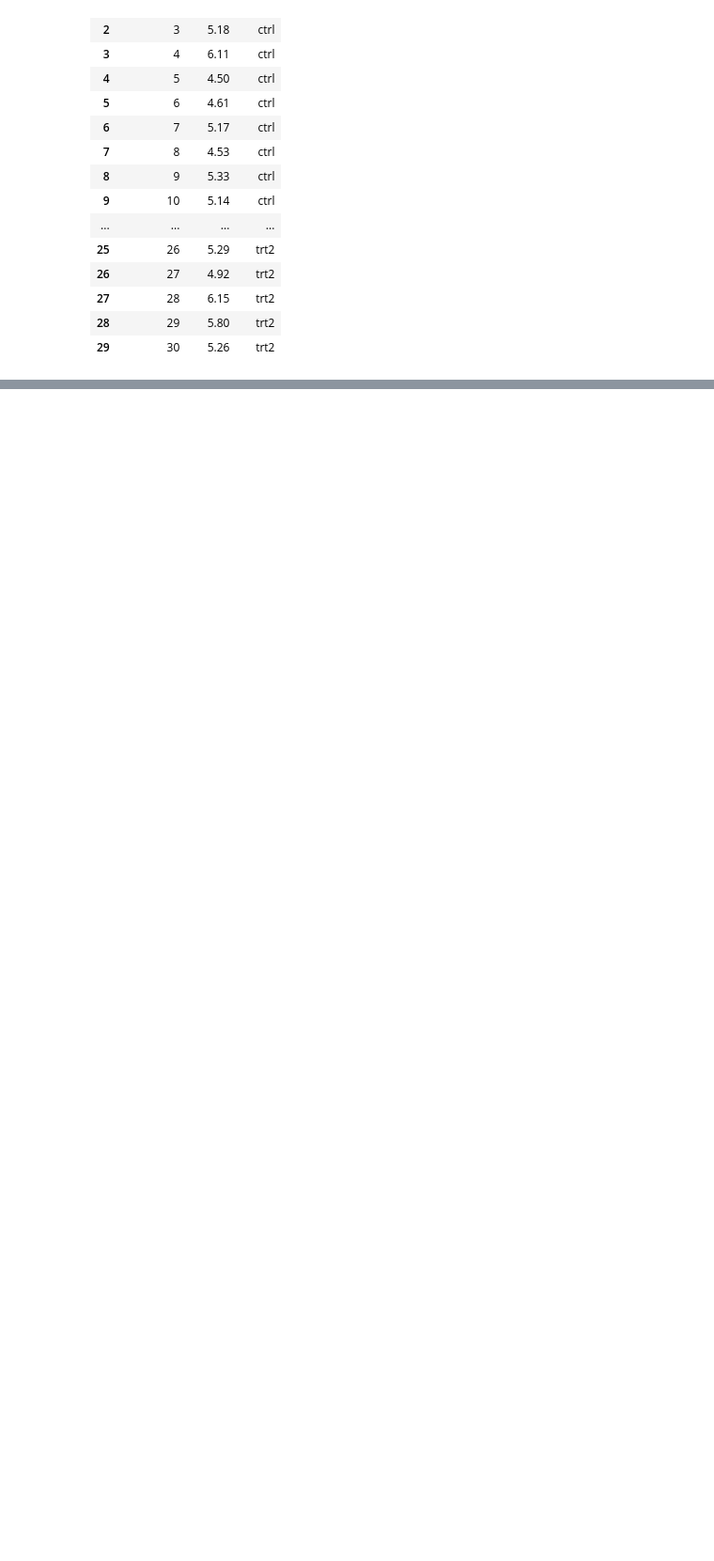
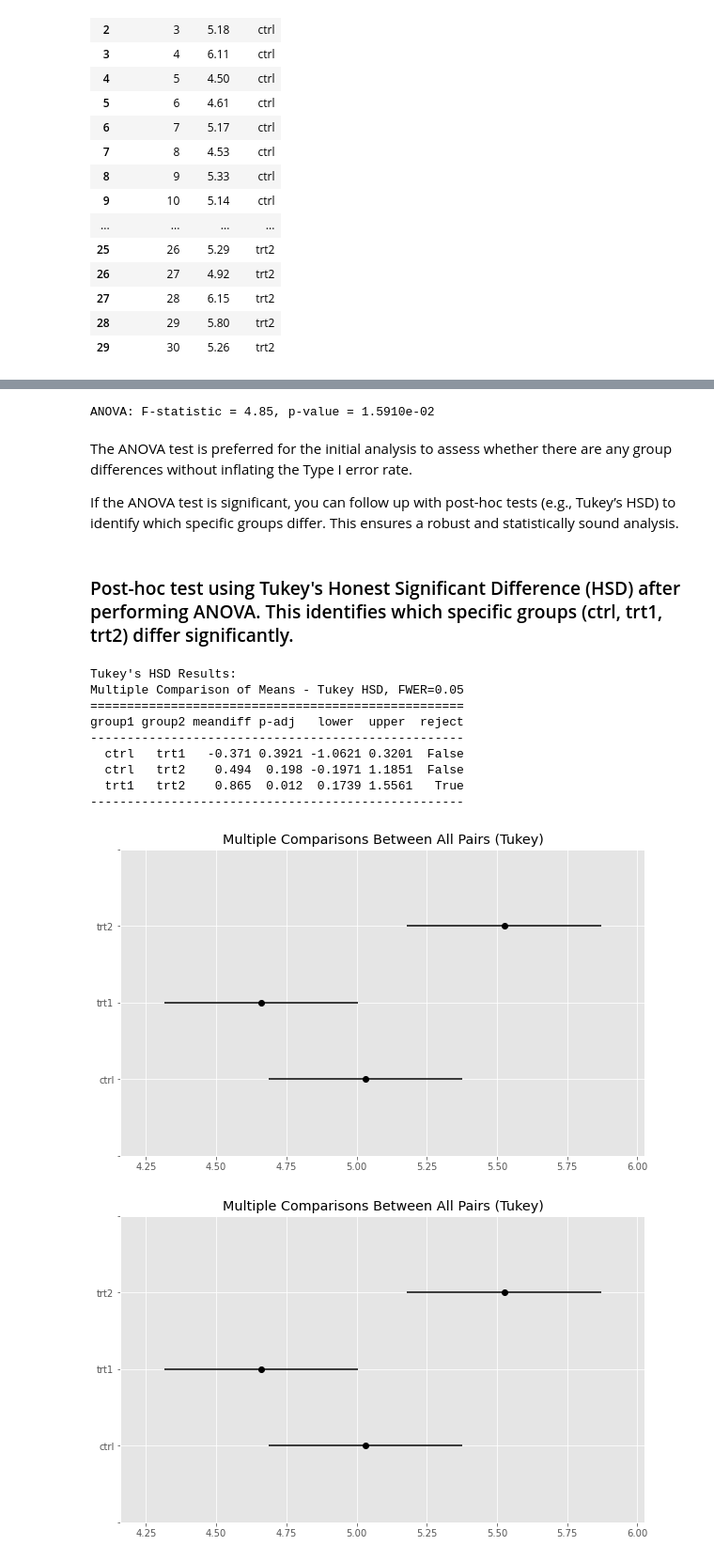
Before and after one commit to Samjean2020/applied_statistics24_25, a Jupyter notebook: project.ipynb, the cells around one changed output, grey strips where cells are left out. Shown at 94% size. Saved outputs shown, nothing was run; the diff lists cells and outputs as text; code cells hidden in the pictures; blank space fills up the shorter version.

Commit message:
t-Tests description, t-Test between trt1 and trt2
Performed ANOVA: ctrl, trt1 and trt2.
Provided explanation on ANOVA preference over several t-Tests.

```diff
--- a/project.ipynb
+++ b/project.ipynb
@@ -162,0 +882,48 @@ df.tail()
+# %%
+# ANOVA for ctrl, trt1, trt2
+f_stat, p_value_anova = stats.f_oneway(ctrl, trt1, trt2)
+print(f"ANOVA: F-statistic = {f_stat:.2f}, p-value = {p_value_anova:.4e}")
+# %% [output]
+ANOVA: F-statistic = 4.85, p-value = 1.5910e-02
+# %% [markdown]
+The ANOVA test is preferred for the initial analysis to assess whether there are any group differences without inflating the Type I error rate.
+
+If the ANOVA test is significant, you can follow up with post-hoc tests (e.g., Tukey’s HSD) to identify which specific groups differ. This ensures a robust and statistically sound analysis.
+# %% [markdown]
+### Post-hoc test using Tukey's Honest Significant Difference (HSD) after performing ANOVA. This identifies which specific groups (ctrl, trt1, trt2) differ significantly.
+# %%
+# Plotting.
+import matplotlib.pyplot as plt
+
+# Fancier plotting.
+import seaborn as sns
+
+# Better sized plots.
+plt.rcParams['figure.figsize'] = (12, 8)
+
+# Nicer colours and styles for plots.
+plt.style.use("ggplot")
+
+from statsmodels.stats.multicomp import pairwise_tukeyhsd
+
+# Perform Tukey's HSD test
+tukey = pairwise_tukeyhsd(df['weight'], df['group'], alpha=0.05)
+
+# Print results
+print("\nTukey's HSD Results:")
+print(tukey)
+
+# Plot results
+tukey.plot_simultaneous()
+# %% [output]
+Tukey's HSD Results:
+Multiple Comparison of Means - Tukey HSD, FWER=0.05
+===================================================
+group1 group2 meandiff p-adj   lower  upper  reject
+---------------------------------------------------
+  ctrl   trt1   -0.371 0.3921 -1.0621 0.3201  False
+  ctrl   trt2    0.494  0.198 -0.1971 1.1851  False
+  trt1   trt2    0.865  0.012  0.1739 1.5561   True
+---------------------------------------------------
+[figure, added]
+[figure, added]
```
Also changed, not shown: parts of 110 cells of this notebook.
